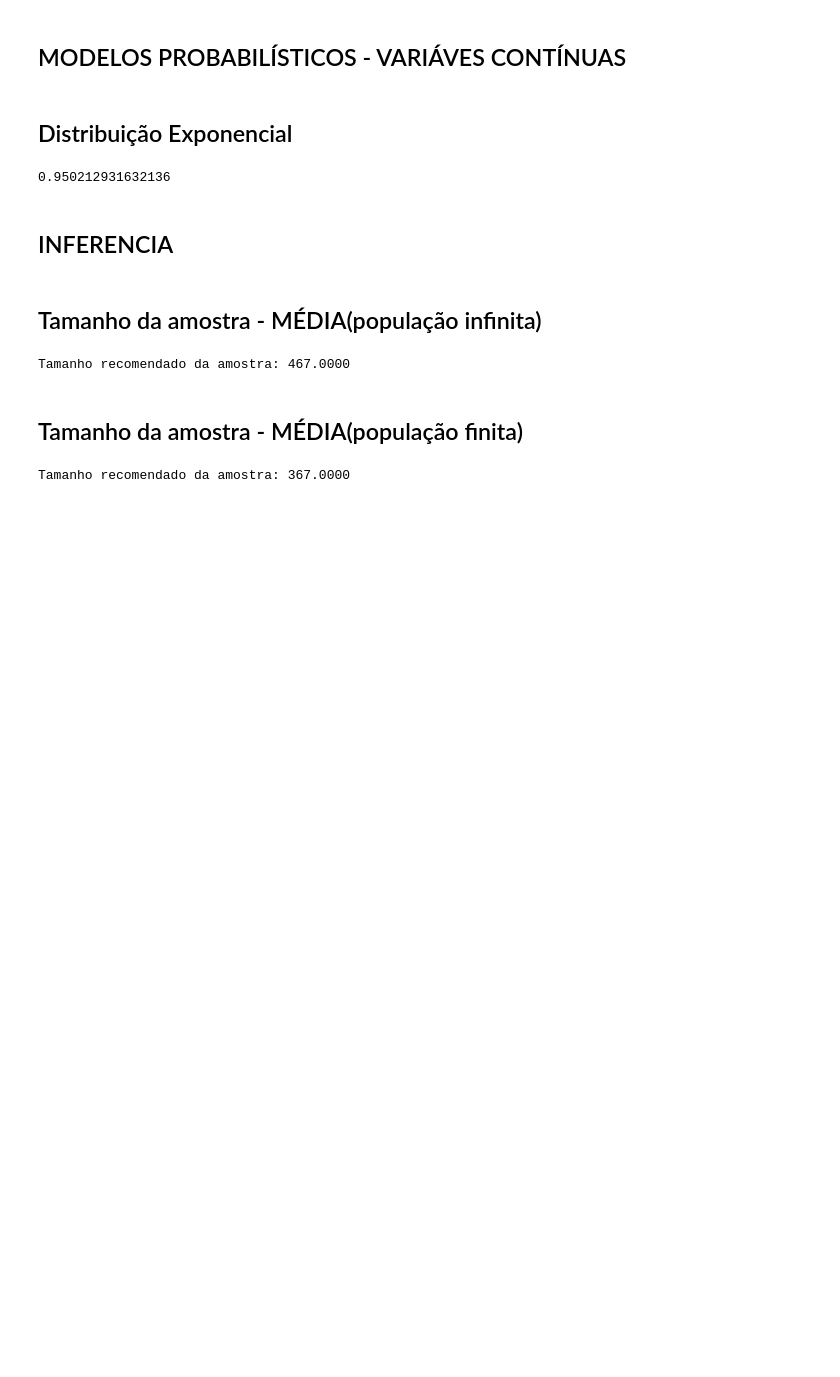
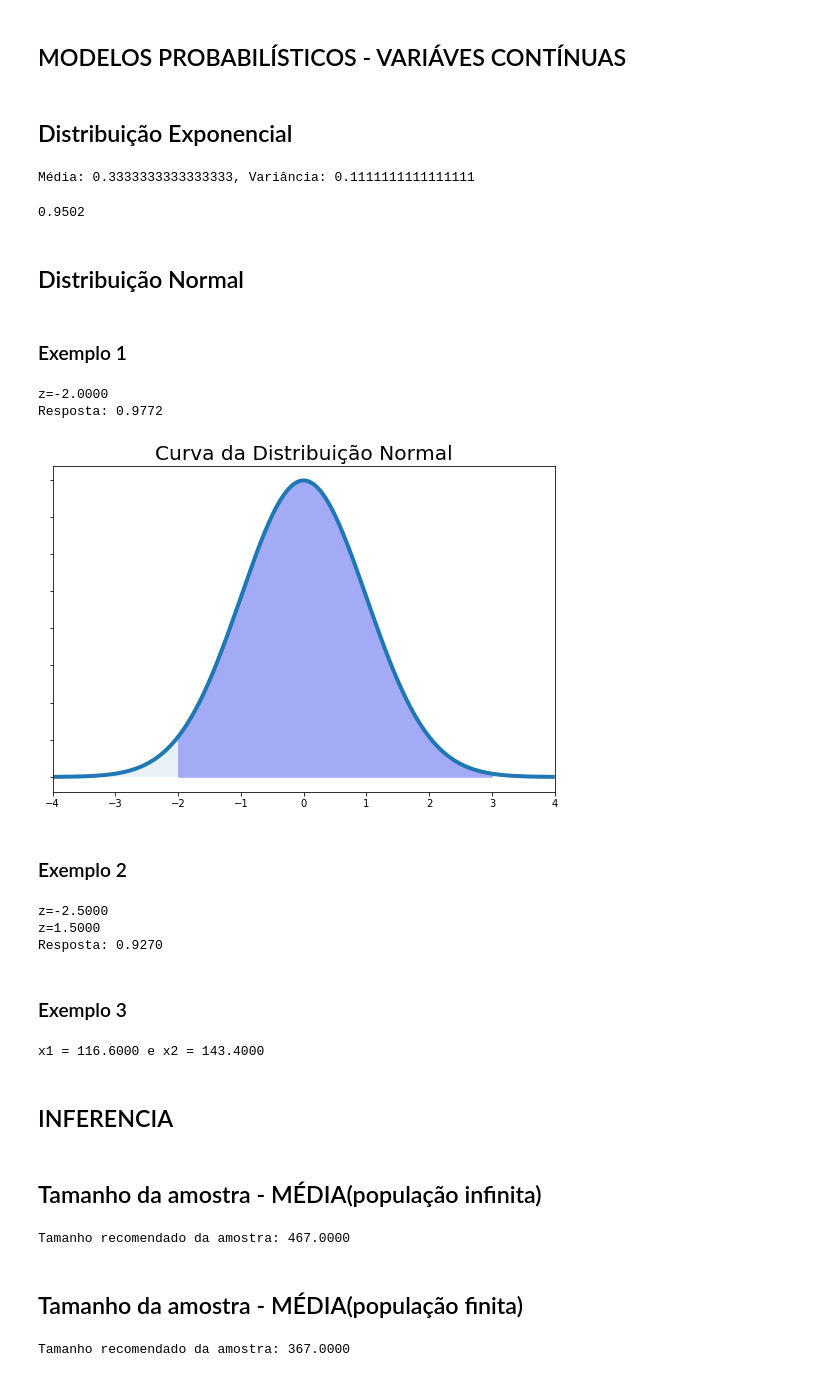
Before and after one commit to correialc/ianiacos, a Jupyter notebook: pynosso/material-consolidado.ipynb, the cells around one changed output. Saved outputs shown, nothing was run; the diff lists cells and outputs as text; code cells hidden in the pictures; blank space fills up the shorter version.

```diff
--- a/pynosso/material-consolidado.ipynb
+++ b/pynosso/material-consolidado.ipynb
@@ -52,9 +58,59 @@ prob = lambda a, b, alpha : exp(-alpha*a)-exp(-alpha*b)
 alpha = 3
 a = 0
 b = 1
-prob(a, b, alpha)
+xp.exibir_exp_stats(alpha)
+xp.exp_prob(a, b, alpha)
 # %% [output]
-0.950212931632136
+Média: 0.3333333333333333, Variância: 0.1111111111111111
+0.9502
+# %% [markdown]
+## Distribuição Normal
+# %% [markdown]
+### Exemplo 1
+# %%
+med = 1.7
+dp = 0.025
+x = 1.65
+z = nm.reduzir_normal_padrao(x, med, dp)
+print("z={:6.4f}".format(z))
+prob = 0.5 + 0.4772
+print("Resposta: {:6.4f}".format(prob))
+# %% [output]
+z=-2.0000
+Resposta: 0.9772
+# %%
+nm.plotar_normal(z, 3)
+# %% [output]
+[figure, added]
+# %% [markdown]
+### Exemplo 2
+# %%
+med = 7.505
+dp = 0.01
+x1 = 7.48
+x2 = 7.52
+z1 = nm.reduzir_normal_padrao(x1, med, dp)
+z2 = nm.reduzir_normal_padrao(x2, med, dp)
+print("z={:6.4f}".format(z1))
+print("z={:6.4f}".format(z2))
+prob = 0.4938 + 0.4332
+print("Resposta: {:6.4f}".format(prob))
+# %% [output]
+z=-2.5000
+z=1.5000
+Resposta: 0.9270
+# %% [markdown]
+### Exemplo 3
+# %%
+med = 130
+dp = 20
+z1 = -0.67
+z2 = 0.67
+x1 = nm.reverter_reducao_normal_padrao(z1, med, dp)
+x2 = nm.reverter_reducao_normal_padrao(z2, med, dp)
+print("x1 = {:6.4f} e x2 = {:6.4f}".format(x1,x2))
+# %% [output]
+x1 = 116.6000 e x2 = 143.4000
 # %% [markdown]
 ## INFERENCIA
 # %% [markdown]
```
Also changed, not shown: parts of 7 cells of this notebook.
